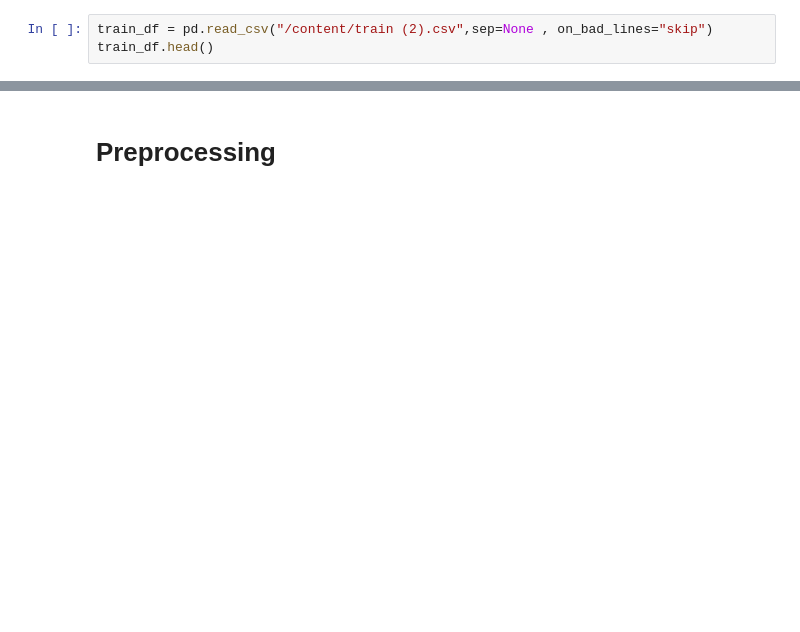
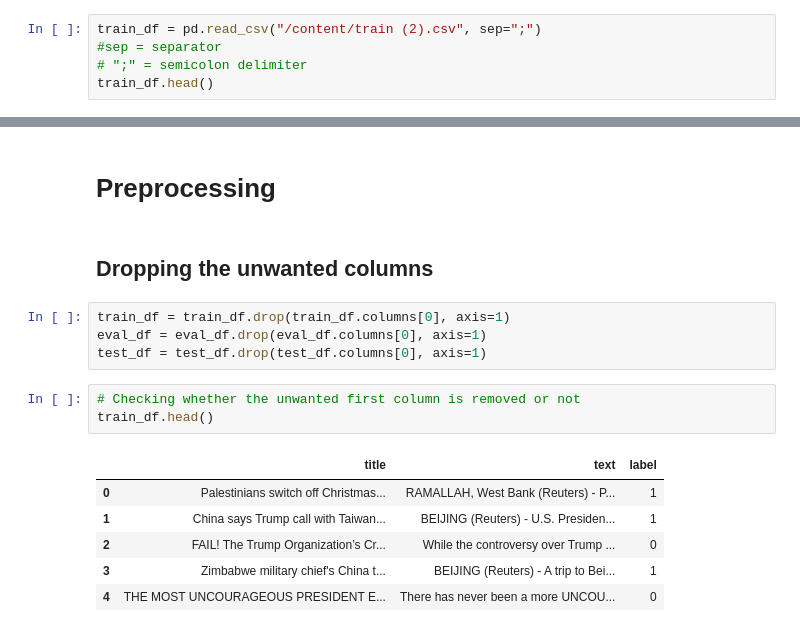
Before and after one commit to Aravindr017/NLP_FakeNews-Classification, a Jupyter notebook: Model/FakeNews(Classification)_Model.ipynb, the cells around one changed output, grey strips where cells are left out. Cells and saved outputs as stored; diff of their text form; blank space fills up the shorter version.

```diff
--- a/Model/FakeNews(Classification)_Model.ipynb
+++ b/Model/FakeNews(Classification)_Model.ipynb
@@ -12,7 +21,9 @@ import pandas as pd
 # %% [markdown]
 # Reading Dataset
 # %%
-train_df = pd.read_csv("/content/train (2).csv",sep=None , on_bad_lines="skip")
+train_df = pd.read_csv("/content/train (2).csv", sep=";")
+#sep = separator
+# ";" = semicolon delimiter
 train_df.head()
 # %% [output]
 |  | Unnamed: 0 | title | text | label |
@@ -133,2 +154,18 @@ test_df.shape
 # %% [markdown]
 # Preprocessing
+# %% [markdown]
+## Dropping the unwanted columns
+# %%
+train_df = train_df.drop(train_df.columns[0], axis=1)
+eval_df = eval_df.drop(eval_df.columns[0], axis=1)
+test_df = test_df.drop(test_df.columns[0], axis=1)
+# %%
+# Checking whether the unwanted first column is removed or not
+train_df.head()
+# %% [output]
+|  | title | text | label |
+| 0 | Palestinians switch off Christmas... | RAMALLAH, West Bank (Reuters) - P... | 1 |
+| 1 | China says Trump call with Taiwan... | BEIJING (Reuters) - U.S. Presiden... | 1 |
+| 2 | FAIL! The Trump Organization’s Cr... | While the controversy over Trump ... | 0 |
+| 3 | Zimbabwe military chief's China t... | BEIJING (Reuters) - A trip to Bei... | 1 |
+| 4 | THE MOST UNCOURAGEOUS PRESIDENT E... | There has never been a more UNCOU... | 0 |
```
Also changed, not shown: parts of 55 cells of this notebook.
